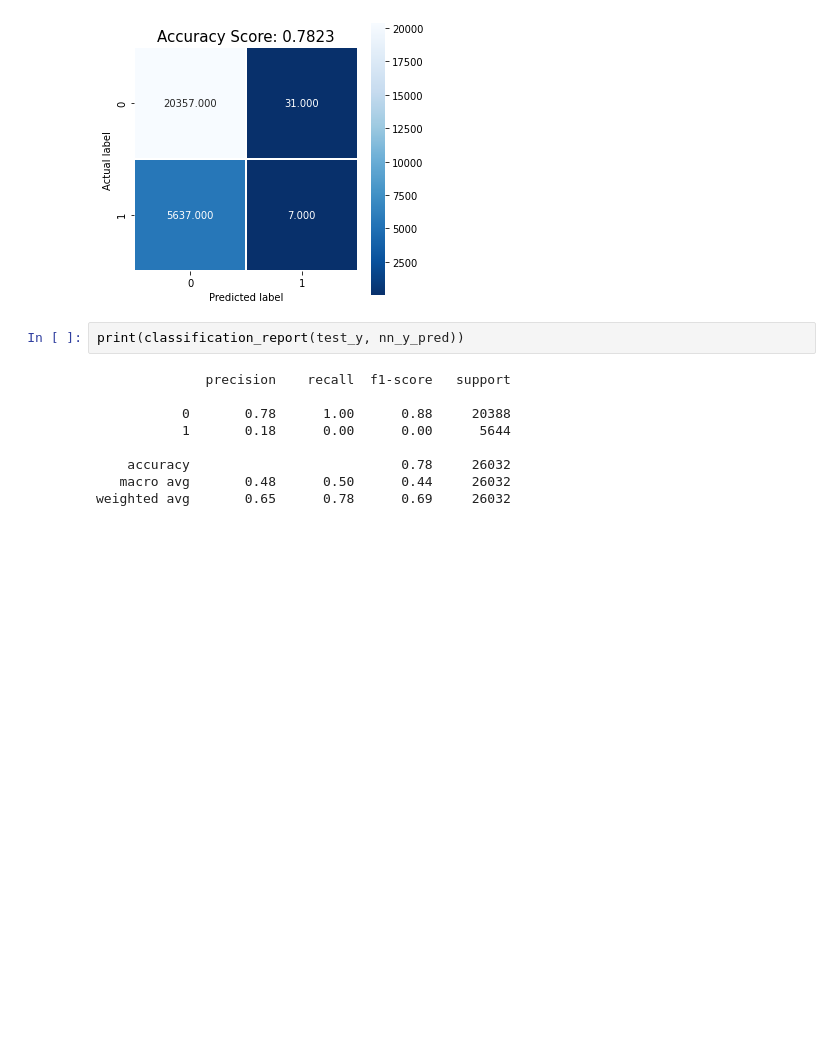
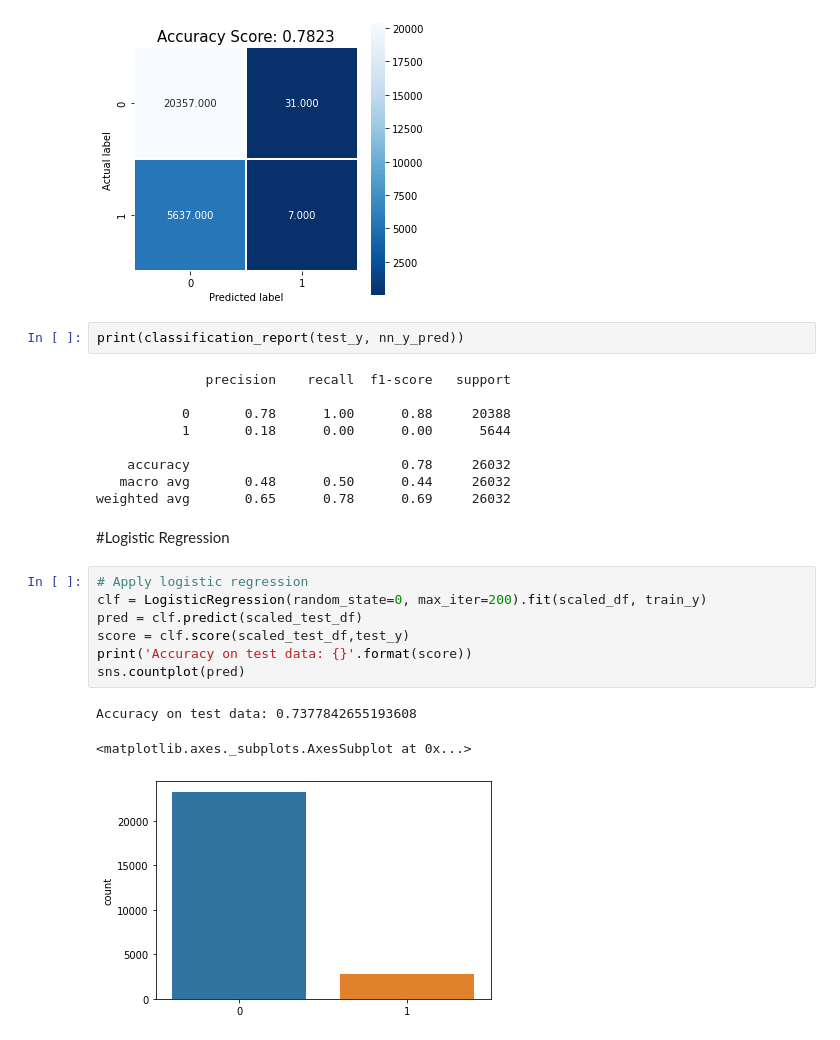
Before and after one commit to bvchand/Diabetes-detection-in-ICU-patients, a Jupyter notebook: final_diabetes_models.ipynb, the cells around one changed output. Saved outputs shown, nothing was run; the diff lists cells and outputs as text; blank space fills up the shorter version.

Commit message:
Adding logistic regression

```diff
--- a/final_diabetes_models.ipynb
+++ b/final_diabetes_models.ipynb
@@ -321,3 +329,16 @@ print(classification_report(test_y, nn_y_pred))
     accuracy                           0.78     26032
    macro avg       0.48      0.50      0.44     26032
 weighted avg       0.65      0.78      0.69     26032
+# %% [markdown]
+#Logistic Regression
+# %%
+# Apply logistic regression
+clf = LogisticRegression(random_state=0, max_iter=200).fit(scaled_df, train_y)
+pred = clf.predict(scaled_test_df)
+score = clf.score(scaled_test_df,test_y)
+print('Accuracy on test data: {}'.format(score))
+sns.countplot(pred)
+# %% [output]
+Accuracy on test data: 0.7377842655193608
+<matplotlib.axes._subplots.AxesSubplot at 0x...>
+[figure, added]
```
Also changed, not shown: parts of 9 cells of this notebook.
